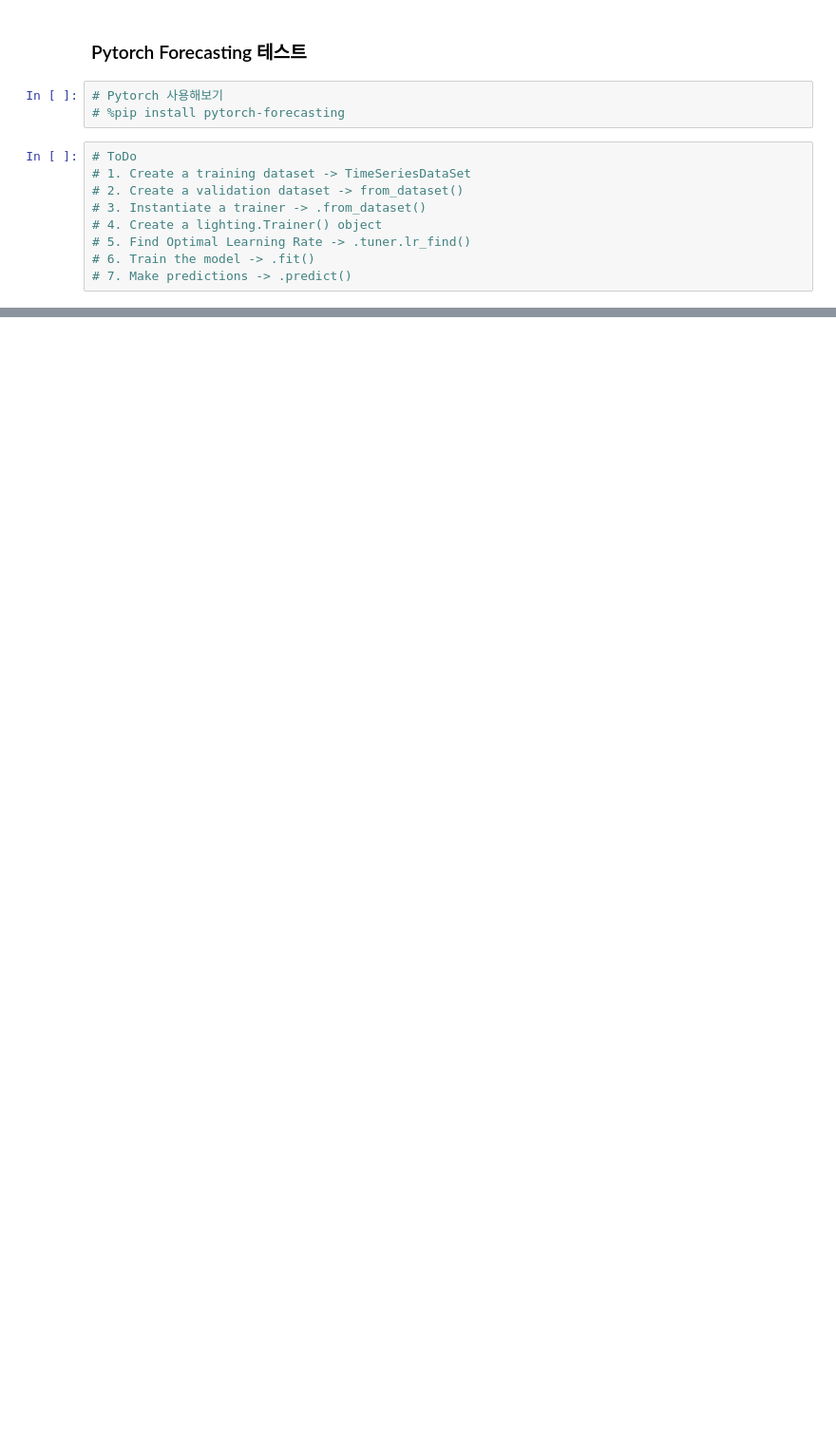
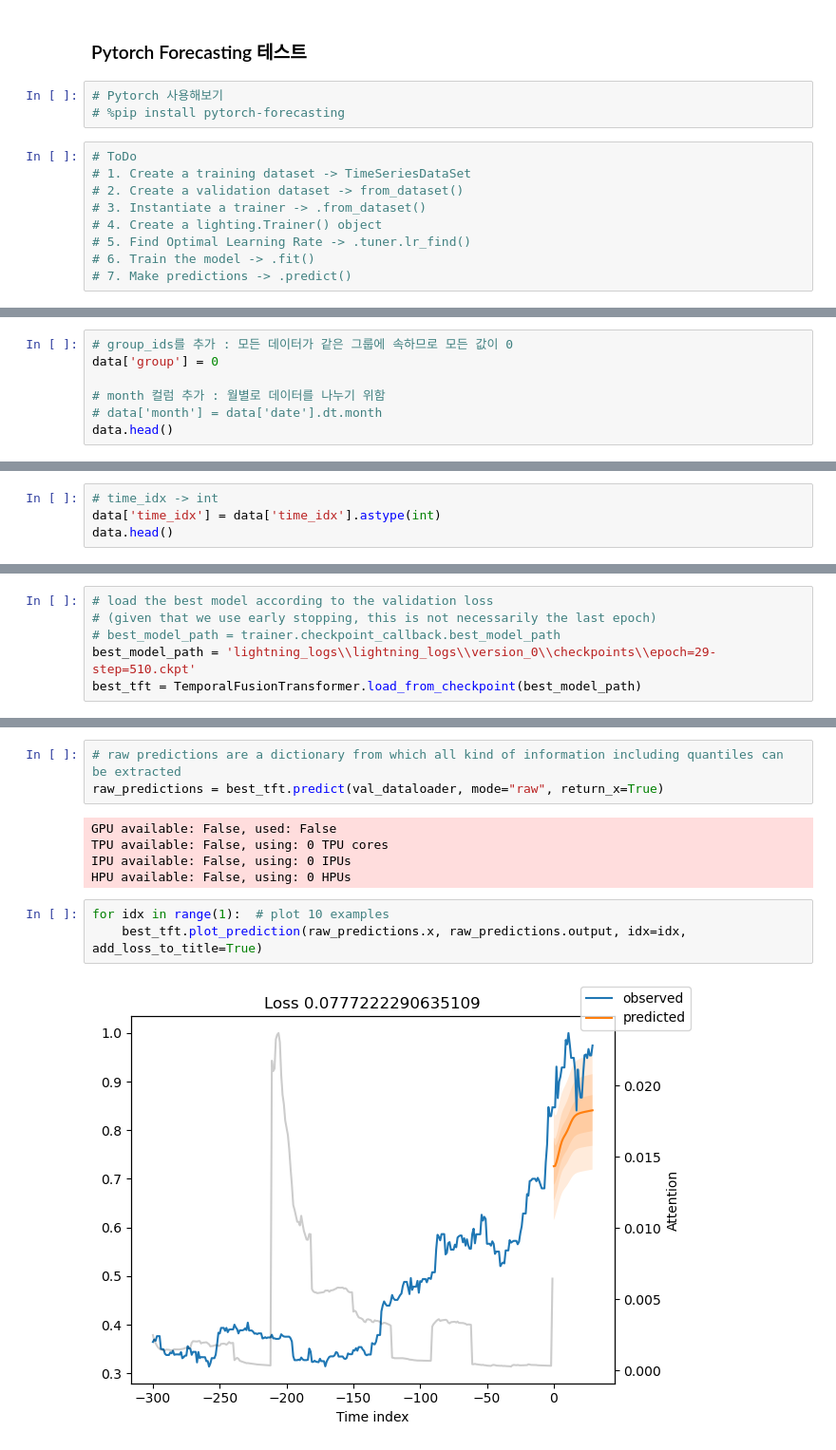
Before and after one commit to zeeenoo11/KDT05_Web_Coin_Project, a Jupyter notebook: JJW/07_forecasting_test.ipynb, the cells around one changed output, grey strips where cells are left out. Shown: that part at 95% size. Cells and saved outputs as stored; diff of their text form; blank space fills up the shorter version.

```diff
--- a/JJW/07_forecasting_test.ipynb
+++ b/JJW/07_forecasting_test.ipynb
@@ -280,0 +105,7 @@ with open("test_study.pkl", "wb") as fout:
+# %%
+# group_ids를 추가 : 모든 데이터가 같은 그룹에 속하므로 모든 값이 0
+data['group'] = 0
+
+# month 컬럼 추가 : 월별로 데이터를 나누기 위함
+# data['month'] = data['date'].dt.month
+data.head()
@@ -280,0 +119,4 @@ with open("test_study.pkl", "wb") as fout:
+# %%
+# time_idx -> int
+data['time_idx'] = data['time_idx'].astype(int)
+data.head()
@@ -280,0 +286,6 @@ with open("test_study.pkl", "wb") as fout:
+# %%
+# load the best model according to the validation loss
+# (given that we use early stopping, this is not necessarily the last epoch)
+# best_model_path = trainer.checkpoint_callback.best_model_path
+best_model_path = 'lightning_logs\\lightning_logs\\version_0\\checkpoints\\epoch=29-step=510.ckpt'
+best_tft = TemporalFusionTransformer.load_from_checkpoint(best_model_path)
@@ -280,0 +304,13 @@ with open("test_study.pkl", "wb") as fout:
+# %%
+# raw predictions are a dictionary from which all kind of information including quantiles can be extracted
+raw_predictions = best_tft.predict(val_dataloader, mode="raw", return_x=True)
+# %% [output]
+GPU available: False, used: False
+TPU available: False, using: 0 TPU cores
+IPU available: False, using: 0 IPUs
+HPU available: False, using: 0 HPUs
+# %%
+for idx in range(1):  # plot 10 examples
+    best_tft.plot_prediction(raw_predictions.x, raw_predictions.output, idx=idx, add_loss_to_title=True)
+# %% [output]
+[figure, added]
```
Also changed, not shown: parts of 29 cells of this notebook, 34 other files.
